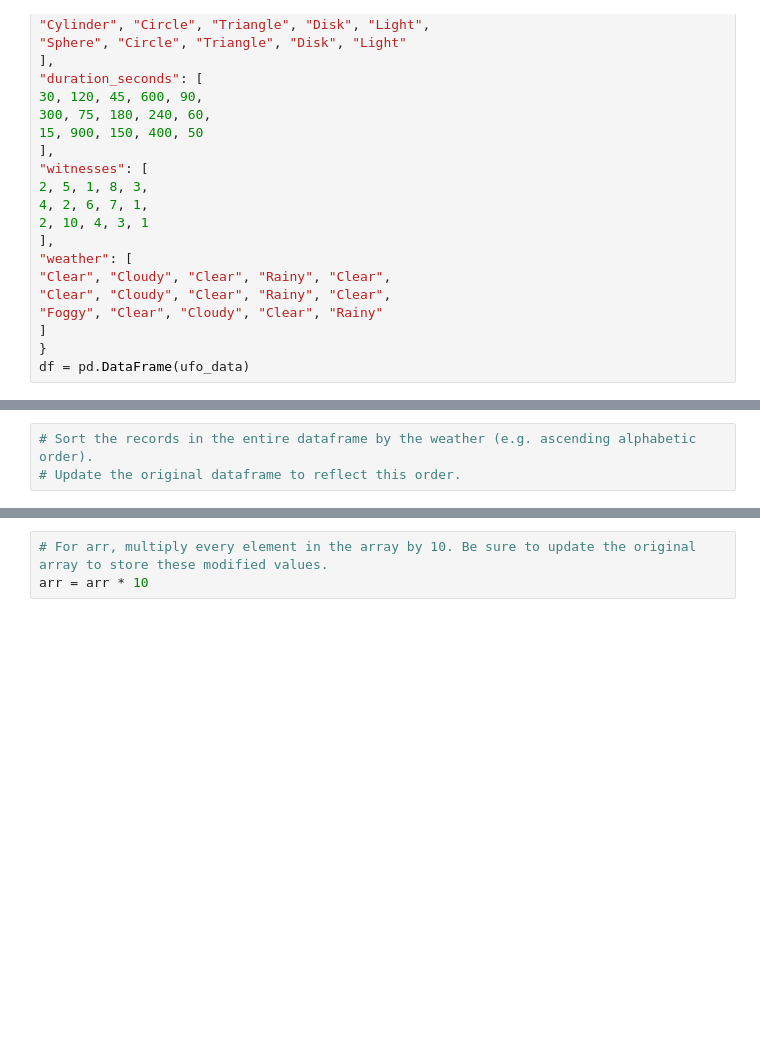
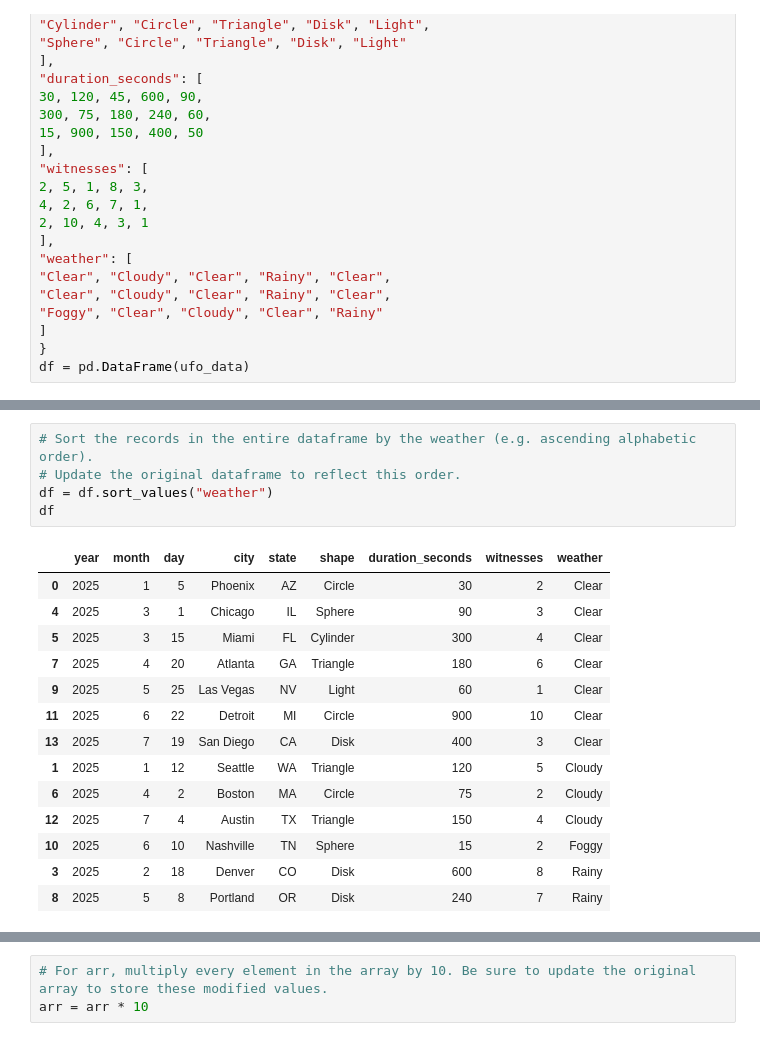
Before and after one commit to amcnett/data-sci, a Jupyter notebook: Exam 1 Solution.ipynb, the cells around one changed output, grey strips where cells are left out. Cells and saved outputs as stored; diff of their text form; blank space fills up the shorter version.

```diff
--- a/Exam 1 Solution.ipynb
+++ b/Exam 1 Solution.ipynb
@@ -61,6 +126,23 @@ df_after_20
 # %%
 # Sort the records in the entire dataframe by the weather (e.g. ascending alphabetic order).
 # Update the original dataframe to reflect this order.
+df = df.sort_values("weather")
+df
+# %% [output]
+|  | year | month | day | city | state | shape | duration_seconds | witnesses | weather |
+| 0 | 2025 | 1 | 5 | Phoenix | AZ | Circle | 30 | 2 | Clear |
+| 4 | 2025 | 3 | 1 | Chicago | IL | Sphere | 90 | 3 | Clear |
+| 5 | 2025 | 3 | 15 | Miami | FL | Cylinder | 300 | 4 | Clear |
+| 7 | 2025 | 4 | 20 | Atlanta | GA | Triangle | 180 | 6 | Clear |
+| 9 | 2025 | 5 | 25 | Las Vegas | NV | Light | 60 | 1 | Clear |
+| 11 | 2025 | 6 | 22 | Detroit | MI | Circle | 900 | 10 | Clear |
+| 13 | 2025 | 7 | 19 | San Diego | CA | Disk | 400 | 3 | Clear |
+| 1 | 2025 | 1 | 12 | Seattle | WA | Triangle | 120 | 5 | Cloudy |
+| 6 | 2025 | 4 | 2 | Boston | MA | Circle | 75 | 2 | Cloudy |
+| 12 | 2025 | 7 | 4 | Austin | TX | Triangle | 150 | 4 | Cloudy |
+| 10 | 2025 | 6 | 10 | Nashville | TN | Sphere | 15 | 2 | Foggy |
+| 3 | 2025 | 2 | 18 | Denver | CO | Disk | 600 | 8 | Rainy |
+| 8 | 2025 | 5 | 8 | Portland | OR | Disk | 240 | 7 | Rainy |
 # %%
 # Create an ndarray call "arr" that consists of the values 1 (inclusive) - 100 (inclusive). This array should have 20 rows and 5 columns.
 arr = np.arange(1, 101).reshape(20, 5)
```
Also changed, not shown: parts of 9 cells of this notebook, 1 other file.
